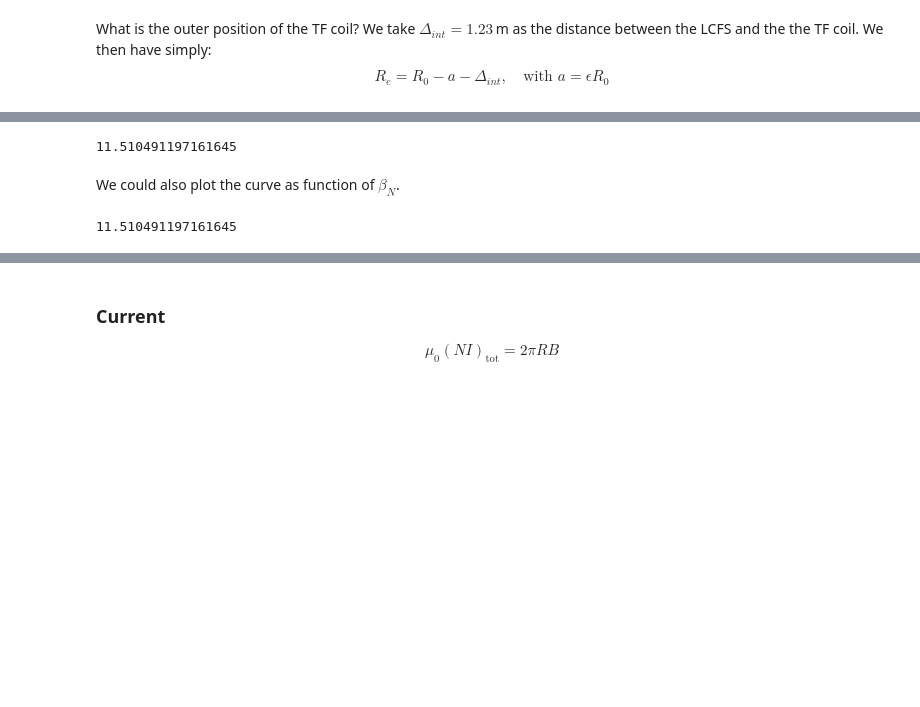
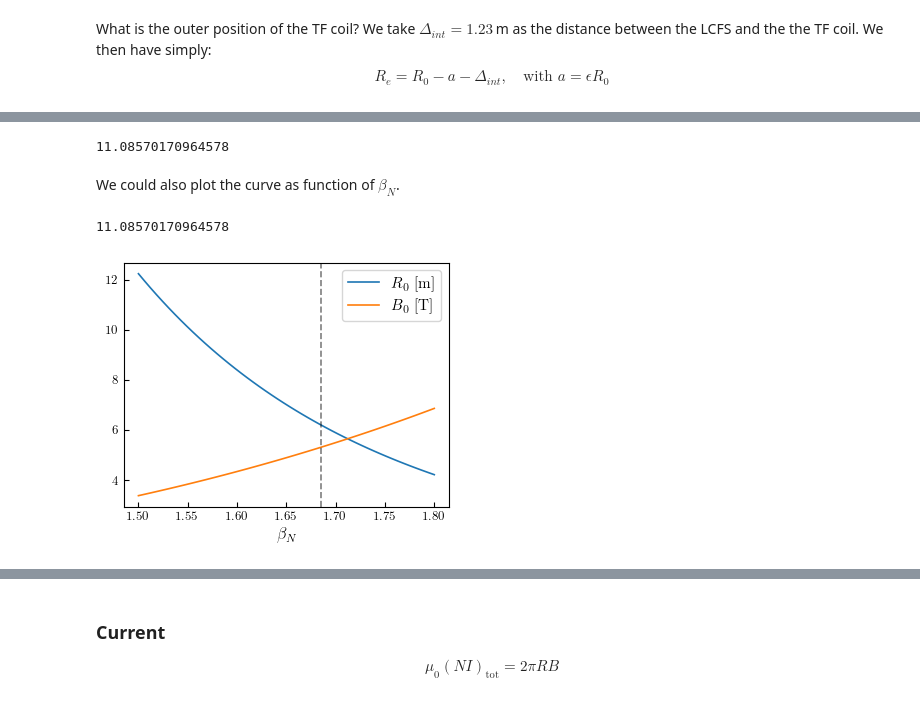
Before and after one commit to SaschaRienaecker/radial_build, a Jupyter notebook: notebooks/sascha.ipynb, the cells around one changed output, grey strips where cells are left out. Saved outputs shown, nothing was run; the diff lists cells and outputs as text; code cells hidden in the pictures; blank space fills up the shorter version.

```diff
--- a/notebooks/sascha.ipynb
+++ b/notebooks/sascha.ipynb
@@ -53,7 +55,7 @@ def B_sol(beta_N):
 # %% [markdown]
 We choose $\beta_N=1.695$ and obtain the associated couple ($R_0,B_0$)
 # %%
-beta_N = 1.695
+beta_N = 1.685
 B0 = B_sol(beta_N)
 R0 = R_sol(beta_N)
 print(R0, B0)
@@ -75,7 +77,7 @@ R_e
 B_e = B0 * R0 / R_e
 B_e
 # %% [output]
-11.510491197161645
+11.08570170964578
 # %% [markdown]
 We could also plot the curve as function of $\beta_N$.
 # %%
@@ -85,4 +87,24 @@ def B_at_TF_coil(beta_N):
 B_tmax = B_at_TF_coil(beta_N)
 B_tmax
 # %% [output]
-11.510491197161645
+11.08570170964578
+# %%
+def plot_RB_of_beta(ax):
+    Beta_N = np.linspace(1.5,1.8,50)
+    ax.plot(Beta_N, R_sol(Beta_N), label='$R_0$ [m]')
+    ax.plot(Beta_N, B_sol(Beta_N), label='$B_0$ [T]')
+    ax.set_xlabel(r'$\beta_N$')
+    #ax.legend()
+# %%
+from plotting import set_size
+plt.style.use('../tex.mplstyle')
+# %%
+fs = set_size(width='thesis', fraction=.6, aspect_r=.5)
+fig, ax = plt.subplots(figsize=fs)
+plot_RB_of_beta(ax)
+ax.axvline(beta_N, ls='--', color='black',alpha=0.5)
+ax.legend()
+plt.tight_layout()
+fig.savefig('../../figures/RB.svg')
+# %% [output]
+[figure, added]
```
Also changed, not shown: parts of 12 cells of this notebook.
